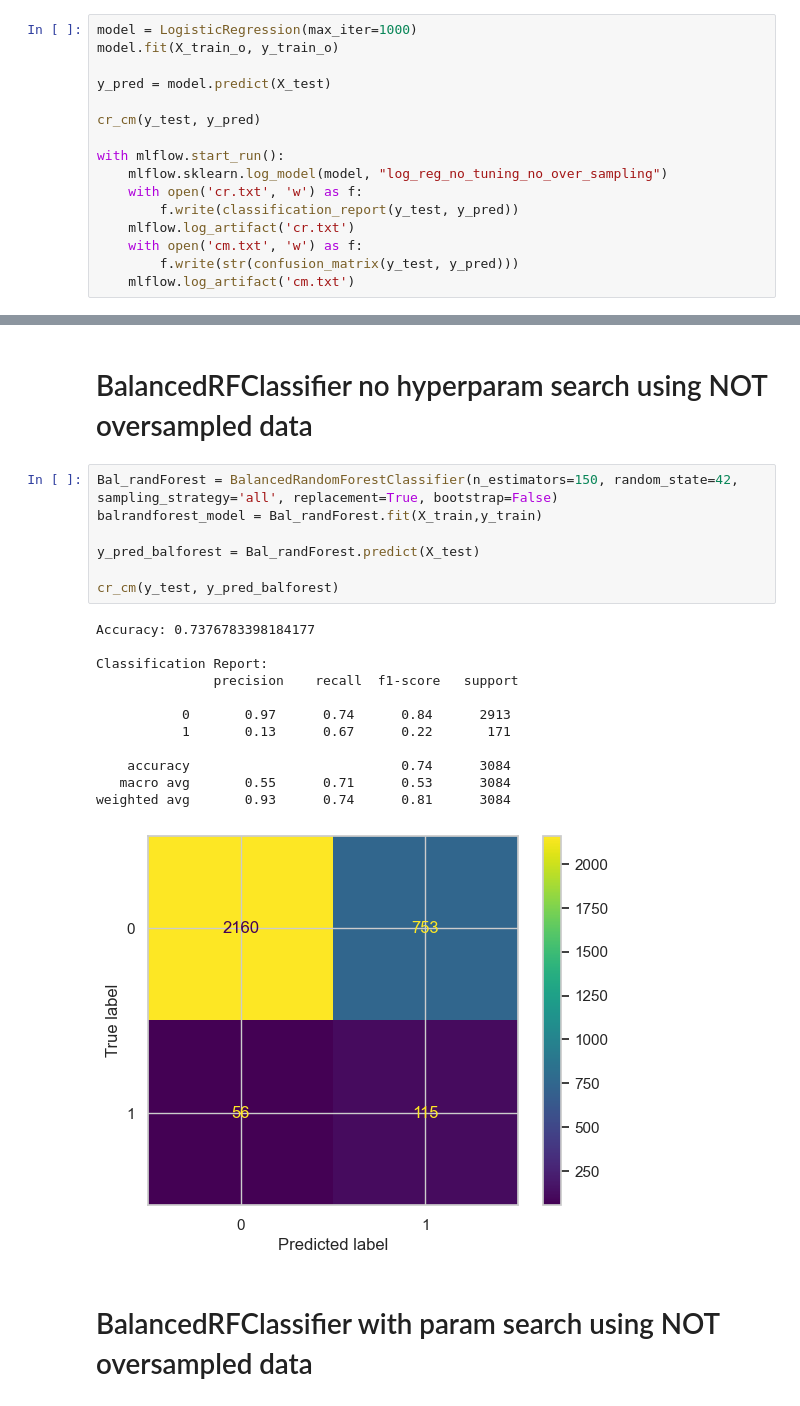
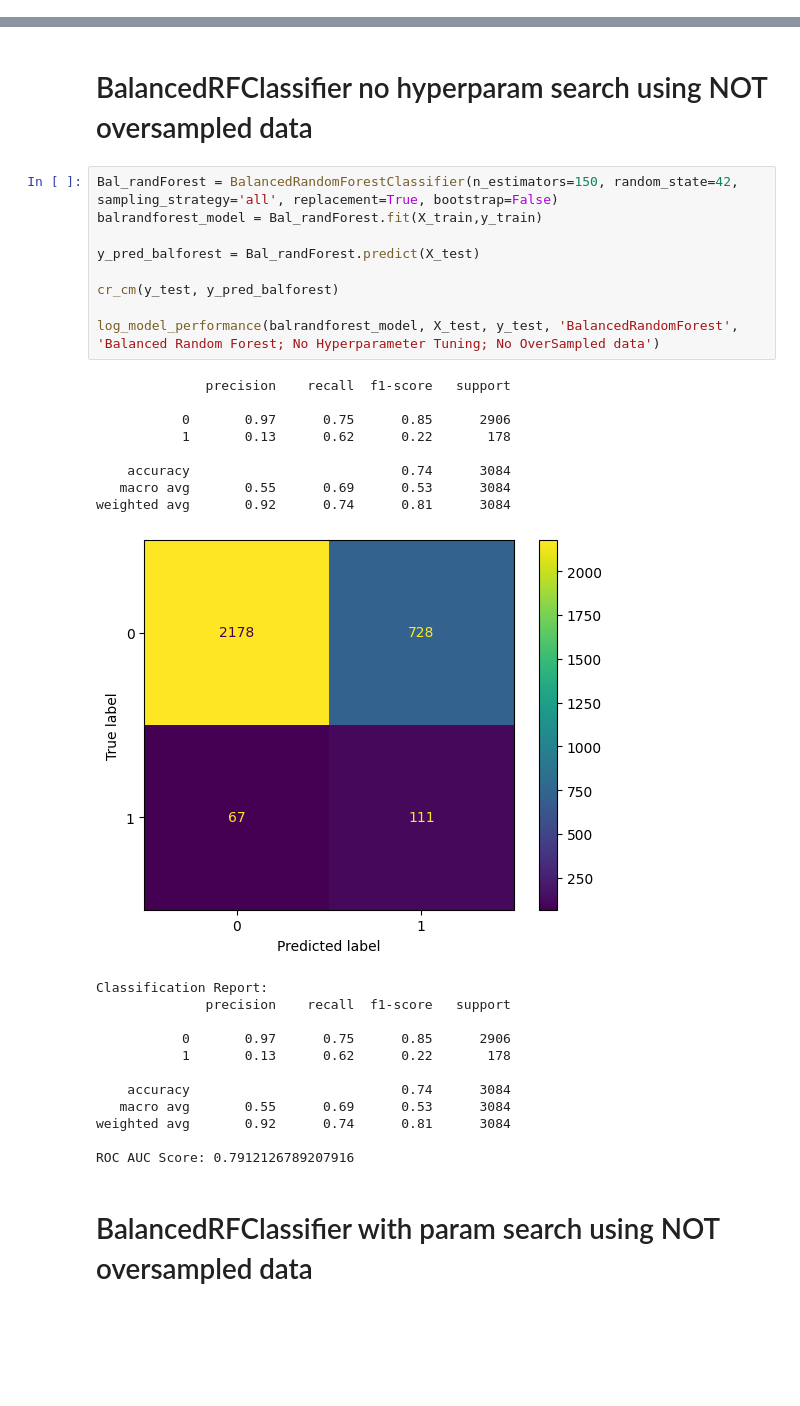
Before and after one commit to divakaivan/insurance-fraud-mlops-pipeline, a Jupyter notebook: preprocessing.ipynb, the cells around one changed output, grey strips where cells are left out. Cells and saved outputs as stored; diff of their text form; blank space fills up the shorter version.

Commit message:
[feature] log experiments to mlflow

```diff
--- a/preprocessing.ipynb
+++ b/preprocessing.ipynb
@@ -353,16 +358,0 @@ def cr_cm(y_true, y_pred):
-# %%
-model = LogisticRegression(max_iter=1000)
-model.fit(X_train_o, y_train_o)
-
-y_pred = model.predict(X_test)
-
-cr_cm(y_test, y_pred)
-
-with mlflow.start_run():
-    mlflow.sklearn.log_model(model, "log_reg_no_tuning_no_over_sampling")
-    with open('cr.txt', 'w') as f:
-        f.write(classification_report(y_test, y_pred))
-    mlflow.log_artifact('cr.txt')
-    with open('cm.txt', 'w') as f:
-        f.write(str(confusion_matrix(y_test, y_pred)))
-    mlflow.log_artifact('cm.txt')
@@ -652,23 +767,33 @@ weighted avg       0.92      0.81      0.85      3084
 # %%
 Bal_randForest = BalancedRandomForestClassifier(n_estimators=150, random_state=42, sampling_strategy='all', replacement=True, bootstrap=False)
 balrandforest_model = Bal_randForest.fit(X_train,y_train)
 
 y_pred_balforest = Bal_randForest.predict(X_test)
 
 cr_cm(y_test, y_pred_balforest)
+
+log_model_performance(balrandforest_model, X_test, y_test, 'BalancedRandomForest', 'Balanced Random Forest; No Hyperparameter Tuning; No OverSampled data')
 # %% [output]
-Accuracy: 0.7376783398184177
+              precision    recall  f1-score   support
 
-Classification Report:
-               precision    recall  f1-score   support
-
-           0       0.97      0.74      0.84      2913
-           1       0.13      0.67      0.22       171
+           0       0.97      0.75      0.85      2906
+           1       0.13      0.62      0.22       178
 
     accuracy                           0.74      3084
-   macro avg       0.55      0.71      0.53      3084
-weighted avg       0.93      0.74      0.81      3084
+   macro avg       0.55      0.69      0.53      3084
+weighted avg       0.92      0.74      0.81      3084
-[figure, old version]
+[figure, new version]
+Classification Report:
+              precision    recall  f1-score   support
+
+           0       0.97      0.75      0.85      2906
+           1       0.13      0.62      0.22       178
+
+    accuracy                           0.74      3084
+   macro avg       0.55      0.69      0.53      3084
+weighted avg       0.92      0.74      0.81      3084
+
+ROC AUC Score: 0.7912126789207916
 # %% [markdown]
 # BalancedRFClassifier with param search using NOT oversampled data
 # %%
```
Also changed, not shown: parts of 16 cells of this notebook.
